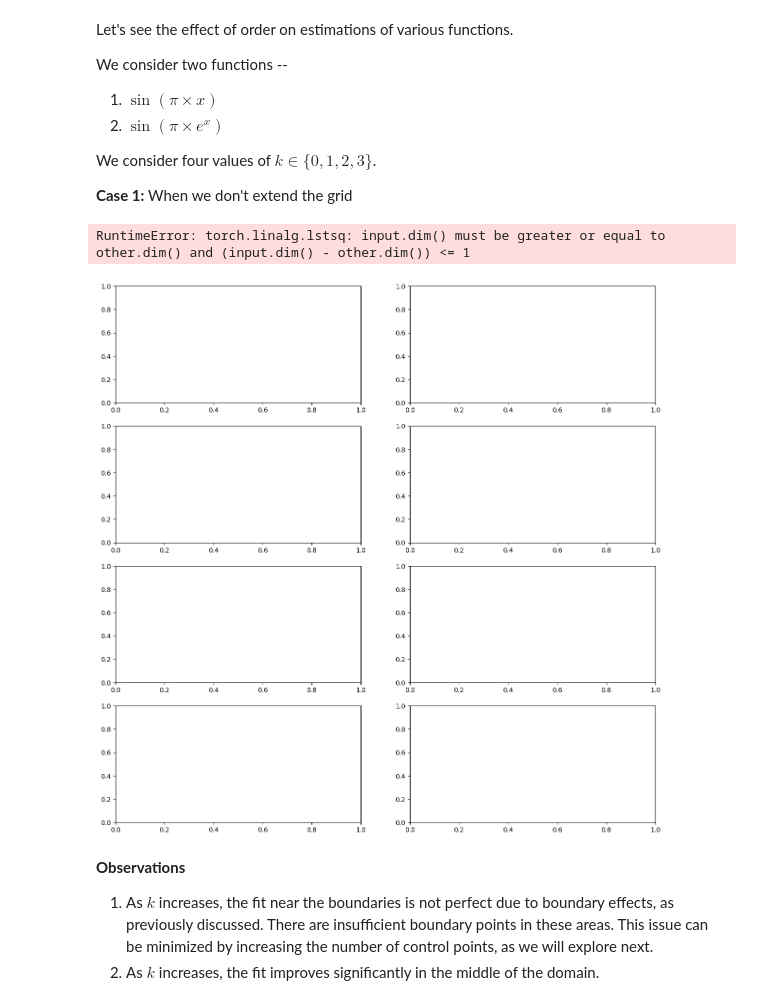
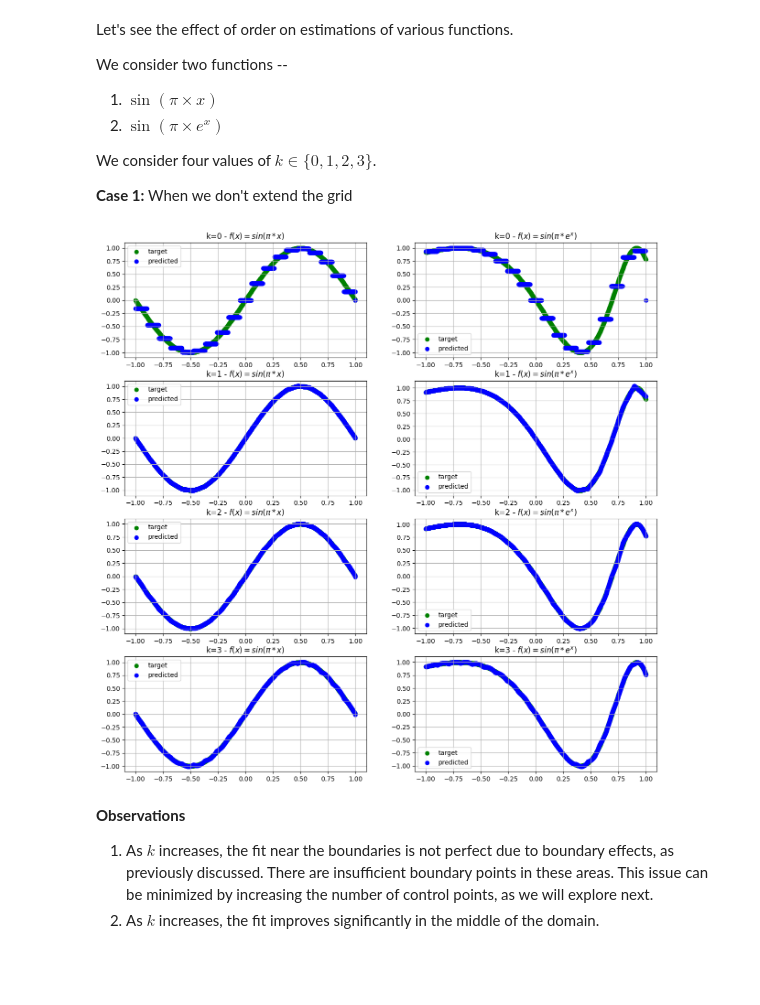
Before and after one commit to HsiuWen/SciML_PPP, a Jupyter notebook: KAN_Bsplines.ipynb, the cells around one changed output. Drawn from its saved outputs; the diff is of its cells as text; code cells hidden in the pictures; blank space fills up the shorter version.

```diff
--- a/KAN_Bsplines.ipynb
+++ b/KAN_Bsplines.ipynb
@@ -282,13 +306,24 @@ Given $ x $, we will compute $ N_i(x) $ deterministically. Since we already have
 
 Next, let's explore how to use a zero-order spline to approximate sin(x).
 # %%
+# change this to see the effect of different k
+k=0
+value = value1 # basis functions from previous section
+
 fn = lambda x: torch.sin(torch.pi * x) # define a function that we need to match
-coeff1 = torch.linalg.lstsq(value1.squeeze(1), fn(x)).solution #find the coefficients
+coeff = torch.linalg.lstsq(value.squeeze(1), fn(x)).solution #find the coefficients
 
-y_pred = torch.einsum('i,ji->j',coeff1,value1.squeeze(1))
+y_pred = torch.einsum('i,ji->j',coeff,value.squeeze(1))
+
+grid_test = extend_grid(grid_, k) # for visualization only
+
+
+for idx in range(value.shape[-1]):
+    plt.scatter(x, coeff[idx]*value[:, 0, idx], marker='x', label=f"Basis fn {idx}", alpha=0.5)
 plt.plot(x,fn(x),'r',label='true function')
-plt.scatter(x,y_pred,label='basis')
-plt.scatter(grid_ex1[0,:,0],torch.zeros(grid_ex1.shape[1]),label='control points')
+plt.scatter(x,y_pred,label='predict')
+plt.scatter(grid_test[0,:],torch.zeros(grid_test.shape[1]),label='control points')
 
 plt.legend()
+plt.grid()
 # %% [output]
@@ -309,48 +343,41 @@ We consider four values of $k \in \{0, 1, 2, 3\}$.
 # %%
 # notice the increase in the grid points to 100
 grid = torch.linspace(-1, 1, steps=20)
 x = torch.linspace(-1, 1, steps=1000) # we take the entire domain to plot the basis function as a function of x
 
 # Reshape so that each x can be compared to each control point
 grid_ = grid.unsqueeze(dim=0)
 x_ = x.unsqueeze(dim=1)
 
-value1, grid_ex1 = eval_basis_functions(x_, grid_, k=0, extend_on='false')
-
-value2,grid_ex2 = eval_basis_functions(x_, grid_, k=1, extend_on='false')
-
-value3,grid_ex3 = eval_basis_functions(x_, grid_, k=2, extend_on='false')
-
-value4,grid_ex4 = eval_basis_functions(x_, grid_, k=3, extend_on='false')
-
-
 fns = []
 fns += [(lambda x: torch.sin(torch.pi * x), '$f(x) = sin(\pi*x)$')]
 fns += [(lambda x: torch.sin(torch.pi * torch.exp(x)), '$f(x) = sin(\pi*e^{x})$')]
 
-all_basis = [(value1 * 1.0, 'k=0'), (value2, 'k=1'), (value3, 'k=2'), (value4, 'k=3')]
+# Base case
+k = 0
+value1 = (x_ >= grid_[:,:-1]) * (x_ < grid_[:, 1:])
+
+all_basis = [ (value1, 'k=0'), (value2, 'k=1'),  (value3, 'k=2'),  (value4, 'k=3')]
 
 fig, axs = plt.subplots(ncols=len(fns), nrows=len(all_basis), figsize=(15, 15), dpi=100)
 
 for i in range(len(all_basis)):
     for j in range(len(fns)):
 
         ax = axs[i, j]
         value, label = all_basis[i]
         fn, fn_label = fns[j]
-
-        coeff = torch.linalg.lstsq(value, fn(x)).solution # find the coefficients
-        y_pred = torch.einsum('i, ji -> j', coeff, value) # use these coefficients to evaluate y
+        coeff = torch.linalg.lstsq(value.squeeze(1), fn(x)).solution # find the coefficients
+        y_pred = torch.einsum('i, ji -> j', coeff, value.squeeze(1)) # use these coefficients to evaluate y
 
         ax.scatter(x, fn(x), color='green', label='target')
         ax.scatter(x, y_pred, color='blue', label="predicted")
 
         ax.grid()
         ax.set_title(f"{label} - {fn_label}")
         ax.legend()
 # %% [output]
-RuntimeError: torch.linalg.lstsq: input.dim() must be greater or equal to other.dim() and (input.dim() - other.dim()) <= 1
-[figure, old version]
+[figure, new version]
 # %% [markdown]
 **Observations**
 
```
Also changed, not shown: parts of 11 cells of this notebook.
